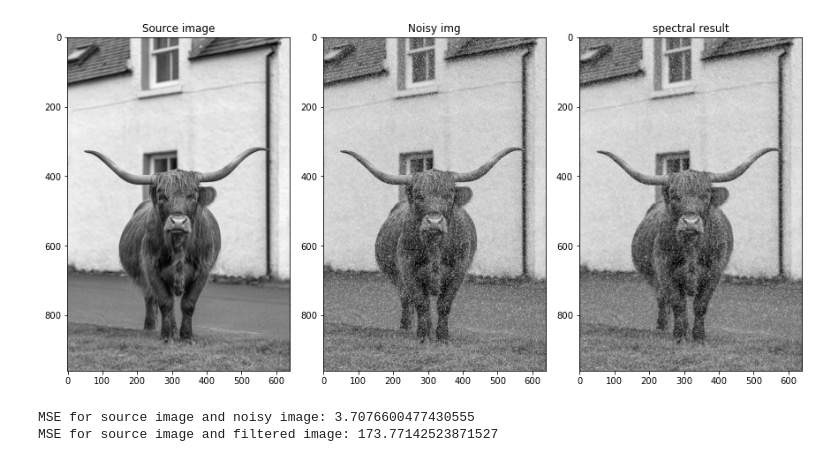
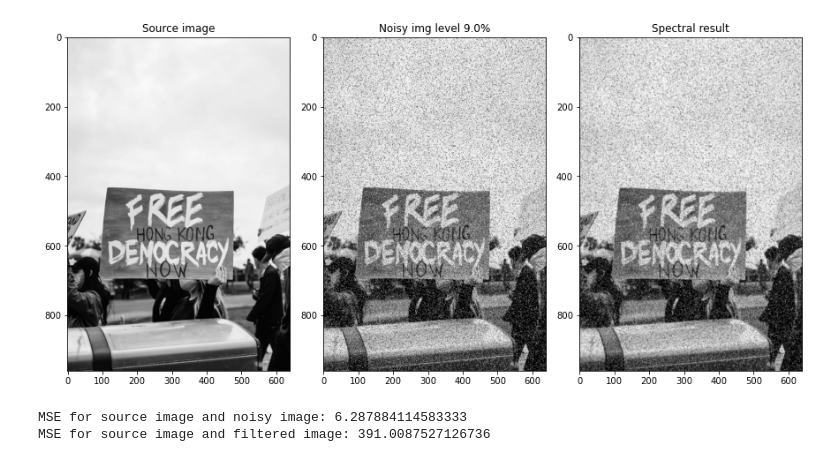
Before and after one commit to yaroslavtsepkov/image-analysis-processing, a Jupyter notebook: 05-fft-tsepkov-yaroslav.ipynb, the cells around one changed output. Saved outputs shown, nothing was run; the diff lists cells and outputs as text; code cells hidden in the pictures.

```diff
--- a/05-fft-tsepkov-yaroslav.ipynb
+++ b/05-fft-tsepkov-yaroslav.ipynb
@@ -6,13 +7,13 @@ import random
 # %%
-path_to_img='img_in/dan-smedley-j4OEr2IMBOs-unsplash.jpg'
-prob = 9
+path, ext = os.path.splitext("img_in/jeremiah-amaya-z3wbTG64Gto-unsplash.jpg")
+prob = 0.09
 struct = (1/43) * np.array([
     [1,7,1],
     [7,11,7],
     [1,7,1]
 ])
 # %%
-img = cv2.imread(path_to_img,0)
+img = cv2.imread(path+ext,0)
 plt.figure(figsize=(10,10))
 plt.imshow(img, cmap=plt.cm.gray)
 plt.title('grayscale image')
@@ -28,5 +23,6 @@ def sp(img: np.ndarray, part: float)->np.ndarray:
 # %%
-noisy_img = sp(img, prob)
+noisy_img = np.array(sp_noise(img, prob),dtype=np.uint8)
 plt.figure(figsize=(10,10))
 plt.imshow(noisy_img, cmap=plt.cm.gray)
+plt.title(f"noisy image level {prob*100}%")
 # %% [output]
@@ -81,15 +77,15 @@ spectral =  filtering_fft(noisy_img, struct)
 # %%
 fig, axs = plt.subplots(1,3,figsize=(12,12), constrained_layout=True)
 axs[0].imshow(img, cmap=plt.cm.gray)
 axs[0].set_title("Source image")
 axs[1].imshow(noisy_img, cmap=plt.cm.gray)
-axs[1].set_title("Noisy img")
+axs[1].set_title(f"Noisy img level {prob*100}%")
 axs[2].imshow(spectral, cmap=plt.cm.gray)
-axs[2].set_title("spectral result")
+axs[2].set_title("Spectral result")
 plt.show()
 print(f'MSE for source image and noisy image: {MSE(img, noisy_img)}')
 print(f'MSE for source image and filtered image: {MSE(img, spectral)}')
 # %% [output]
-[figure, old version]
+[figure, new version]
-MSE for source image and noisy image: 3.7076600477430555
-MSE for source image and filtered image: 173.77142523871527
+MSE for source image and noisy image: 6.287884114583333
+MSE for source image and filtered image: 391.0087527126736
```
Also changed, not shown: parts of 6 cells of this notebook, 5 other files.
